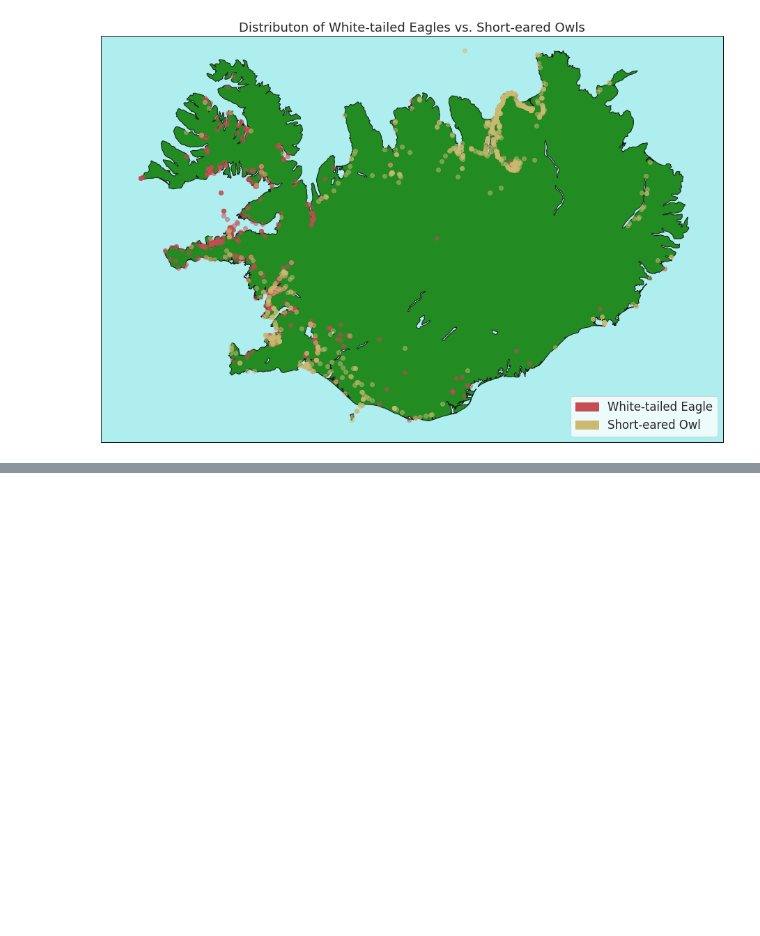
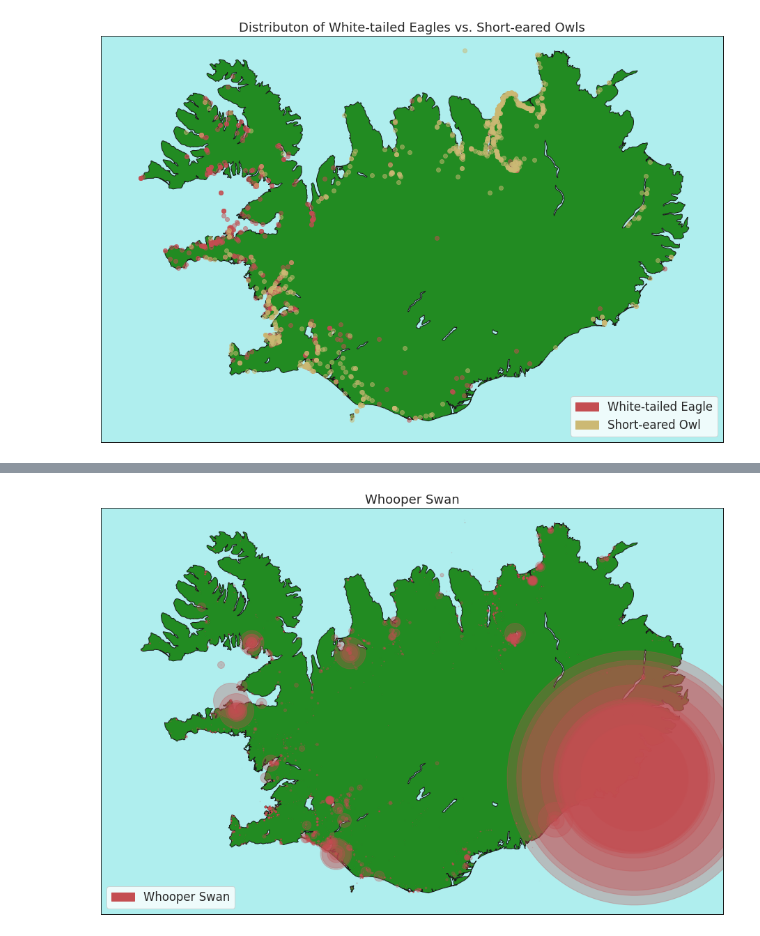
Before and after one commit to sveppalicious/Birds, a Jupyter notebook: Birds.ipynb, the cells around one changed output, grey strips where cells are left out. Cells and saved outputs as stored; diff of their text form; code cells hidden in the pictures; blank space fills up the shorter version.

```diff
--- a/Birds.ipynb
+++ b/Birds.ipynb
@@ -203,0 +226,10 @@ plt.show()
+# %%
+whooperSwans = birds[birds["vernacularName"] == "Whooper Swan"]
+map = make_map()
+plot_birds(whooperSwans, map, alpha_level=0.3, draw_size=True)
+swan_patch = mpatches.Patch(color="r", label="Whooper Swan")
+plt.legend(handles=[swan_patch], loc="lower left")
+plt.title("Whooper Swan")
+plt.show()
+# %% [output]
+[figure, added]
```
Also changed, not shown: parts of 13 cells of this notebook, 1 other file.
